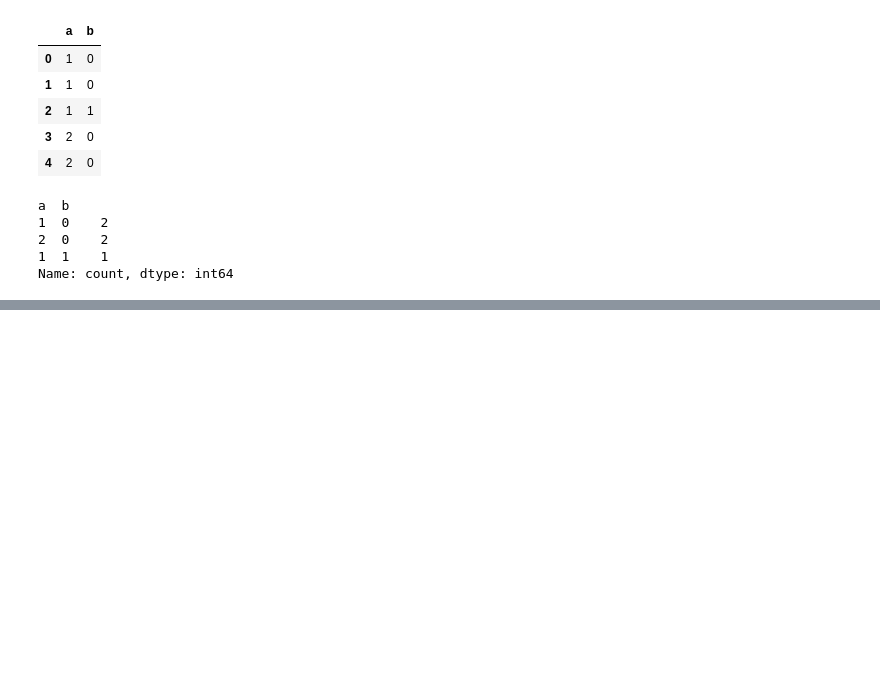
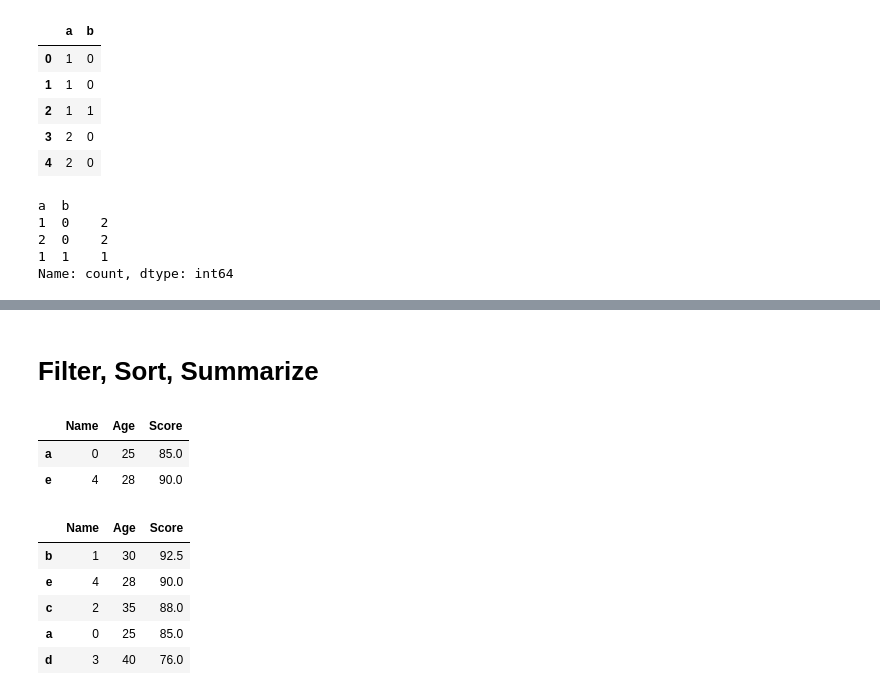
Before and after one commit to Enocko/LSUA-Research-Projects, a Jupyter notebook: Pandas Data Structures.ipynb, the cells around one changed output, grey strips where cells are left out. Saved outputs shown, nothing was run; the diff lists cells and outputs as text; code cells hidden in the pictures; blank space fills up the shorter version.

```diff
--- a/Pandas Data Structures.ipynb
+++ b/Pandas Data Structures.ipynb
@@ -1516,0 +1563,17 @@ Name: count, dtype: int64
+# %% [markdown]
+# Filter, Sort, Summarize
+# %%
+df[df['Age'] < 30]
+# %% [output]
+|  | Name | Age | Score |
+| a | 0 | 25 | 85.0 |
+| e | 4 | 28 | 90.0 |
+# %%
+df.sort_values(['Score'], ascending = False)
+# %% [output]
+|  | Name | Age | Score |
+| b | 1 | 30 | 92.5 |
+| e | 4 | 28 | 90.0 |
+| c | 2 | 35 | 88.0 |
+| a | 0 | 25 | 85.0 |
+| d | 3 | 40 | 76.0 |
```
Also changed, not shown: parts of 7 cells of this notebook.
